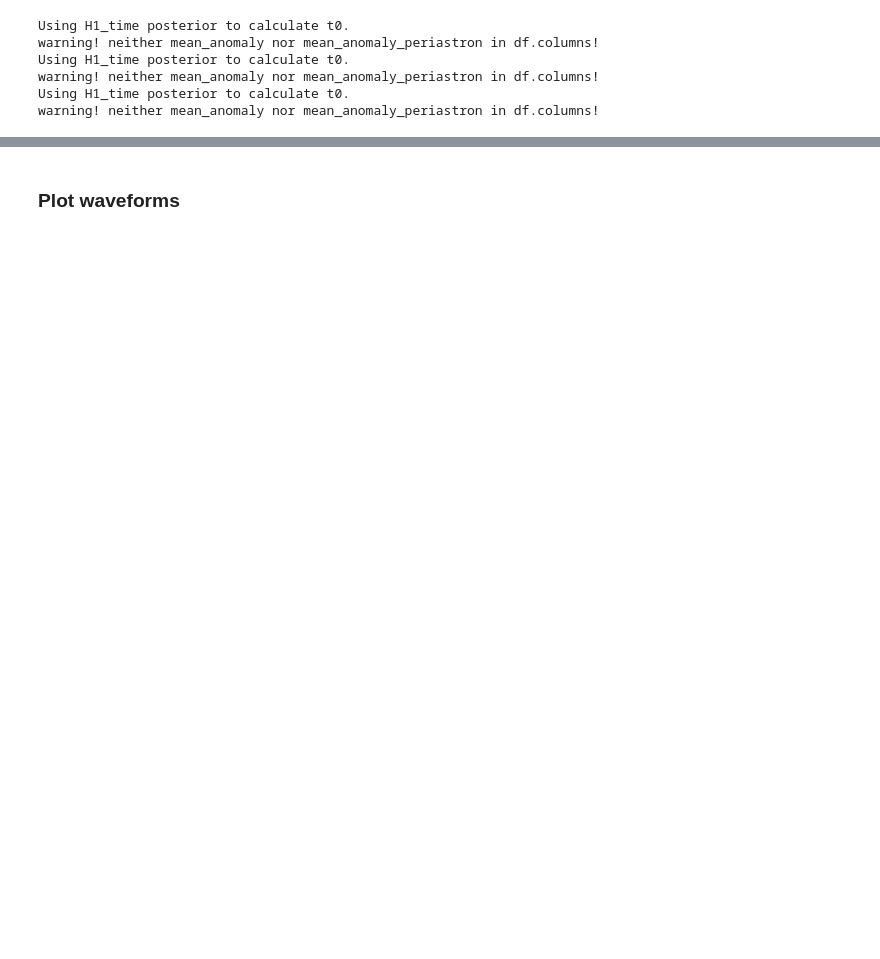
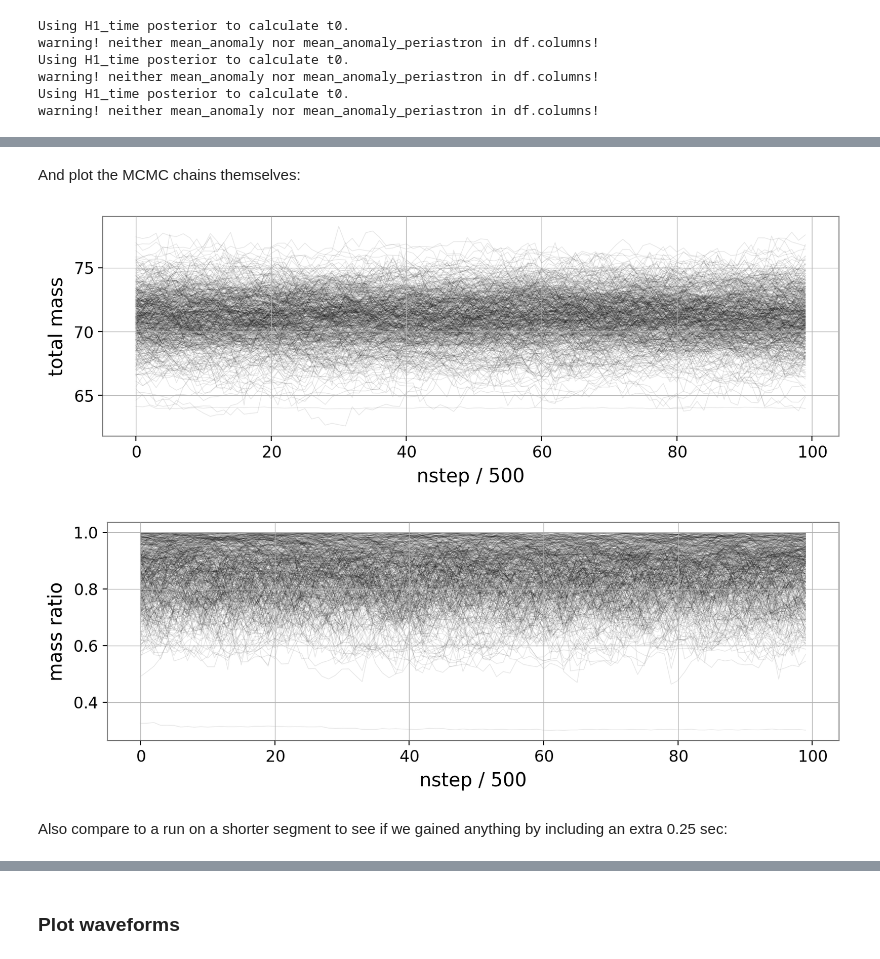
Before and after one commit to simonajmiller/tdinf, a Jupyter notebook: review/GW150914_IMRPhenomXPHM/plot_result.ipynb, the cells around one changed output, grey strips where cells are left out. Saved outputs shown, nothing was run; the diff lists cells and outputs as text; code cells hidden in the pictures; blank space fills up the shorter version.

```diff
--- a/review/GW150914_IMRPhenomXPHM/plot_result.ipynb
+++ b/review/GW150914_IMRPhenomXPHM/plot_result.ipynb
@@ -228,0 +257,30 @@ plt.show()
+# %% [markdown]
+And plot the MCMC chains themselves:
+# %%
+import emcee
+f = f'output/{run}/full_0.0seconds/full_0.0seconds.h5'
+backend = emcee.backends.HDFBackend(f, read_only=True)
+
+thin = 500
+chain = backend.get_chain(thin=thin)
+
+# plot total mass chain
+plt.figure(figsize=(10,3))
+for ch in chain[:,:,0].T:
+    ch_phys = utils.inv_logit(ch, 60, 80)
+    plt.plot(ch_phys, color='k', lw=0.5, alpha=0.1)
+plt.ylabel('total mass')
+plt.xlabel(f'nstep / {thin}');
+
+# plot mass ratio chain
+plt.figure(figsize=(10,3))
+for ch in chain[:,:,1].T:
+    ch_phys = utils.inv_logit(ch, 0.25, 1)
+    plt.plot(ch_phys, color='k', lw=0.5, alpha=0.1)
+plt.ylabel('mass ratio')
+plt.xlabel(f'nstep / {thin}');
+# %% [output]
+[figure, added]
+[figure, added]
+# %% [markdown]
+Also compare to a run on a shorter segment to see if we gained anything by including an extra 0.25 sec:
```
Also changed, not shown: parts of 28 cells of this notebook, 14 other files.
